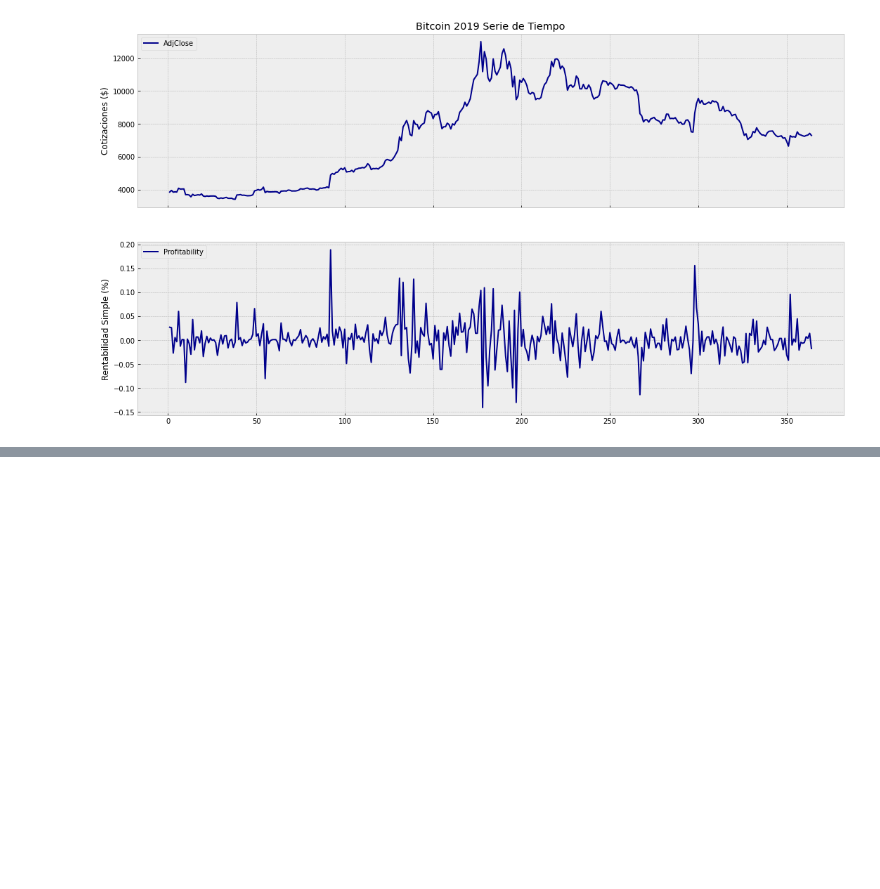
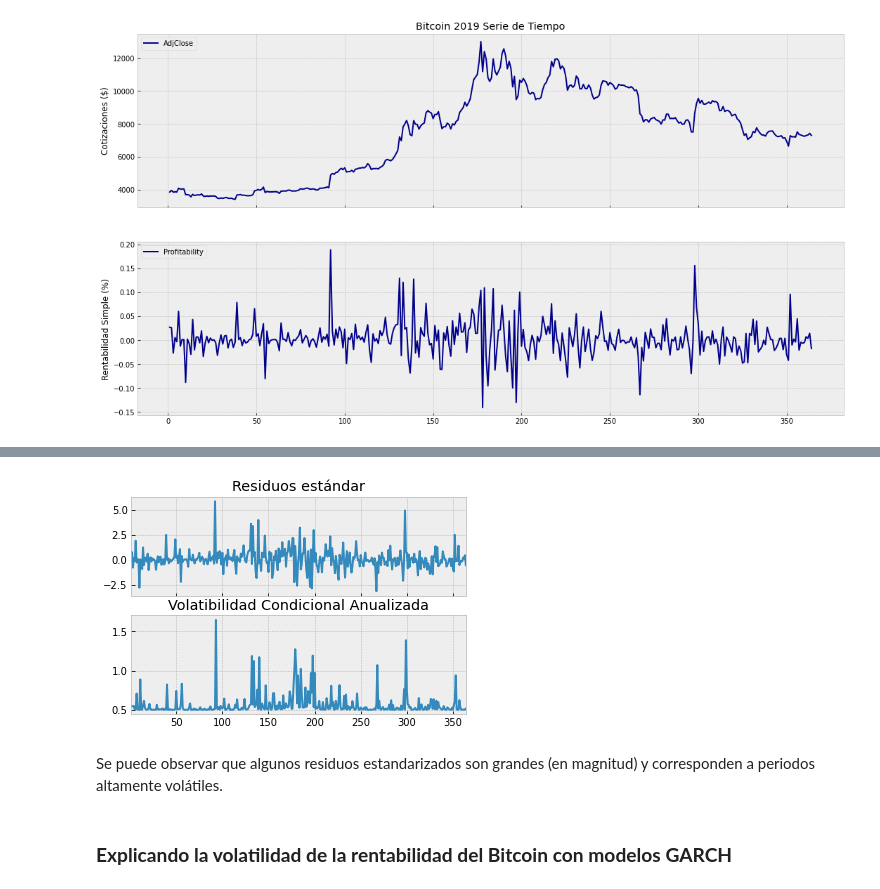
Before and after one commit to cristiandarioortegayubro/Ciencia-de-Datos-en-Ciencias-Economicas-con-Python, a Jupyter notebook: Python_Bitcoin.ipynb, the cells around one changed output, grey strips where cells are left out. Cells and saved outputs as stored; diff of their text form; code cells hidden in the pictures; blank space fills up the shorter version.

```diff
--- a/Python_Bitcoin.ipynb
+++ b/Python_Bitcoin.ipynb
@@ -141,0 +202,5 @@ ax[1].legend(loc='upper left')
+# %%
+modelo_ARCH = arch_model(df['Profitability'], mean='Zero', vol='ARCH', p=1, o=0, q=0)
+# %%
+modelo_AJUSTADO_ARCH = modelo_ARCH.fit(disp='off')
+print(modelo_AJUSTADO_ARCH.summary())
@@ -141,0 +235,8 @@ ax[1].legend(loc='upper left')
+# %%
+GraficoARCH = modelo_AJUSTADO_ARCH.plot(annualize='D')
+# %% [output]
+[figure, added]
+# %% [markdown]
+Se puede observar que algunos residuos estandarizados  son grandes (en magnitud) y corresponden a periodos altamente volátiles.
+# %% [markdown]
+### **Explicando la volatilidad de la rentabilidad del Bitcoin con modelos GARCH**
```
Also changed, not shown: parts of 15 cells of this notebook.
